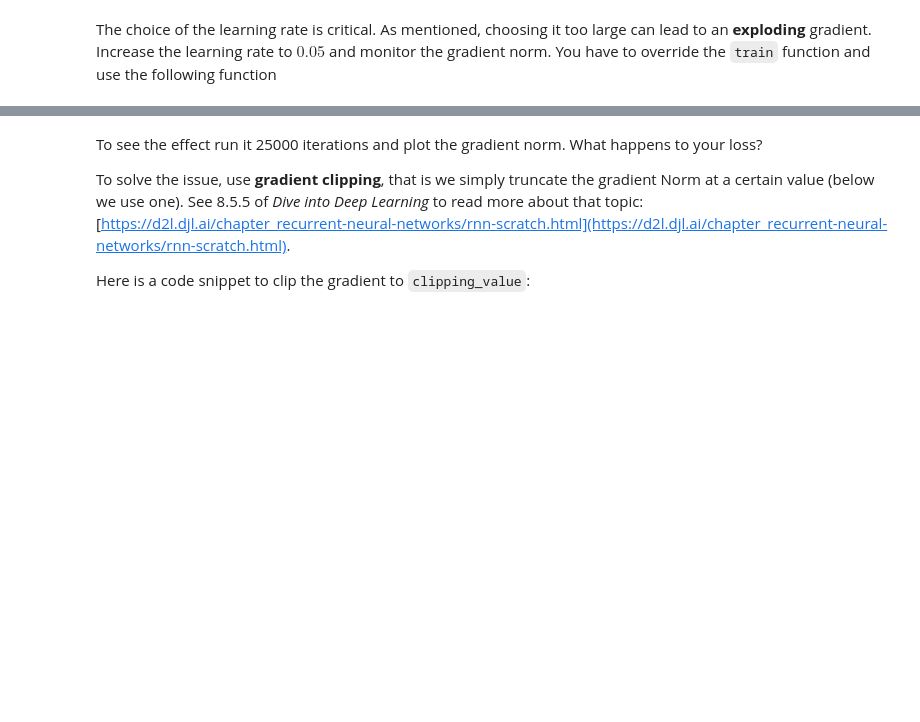
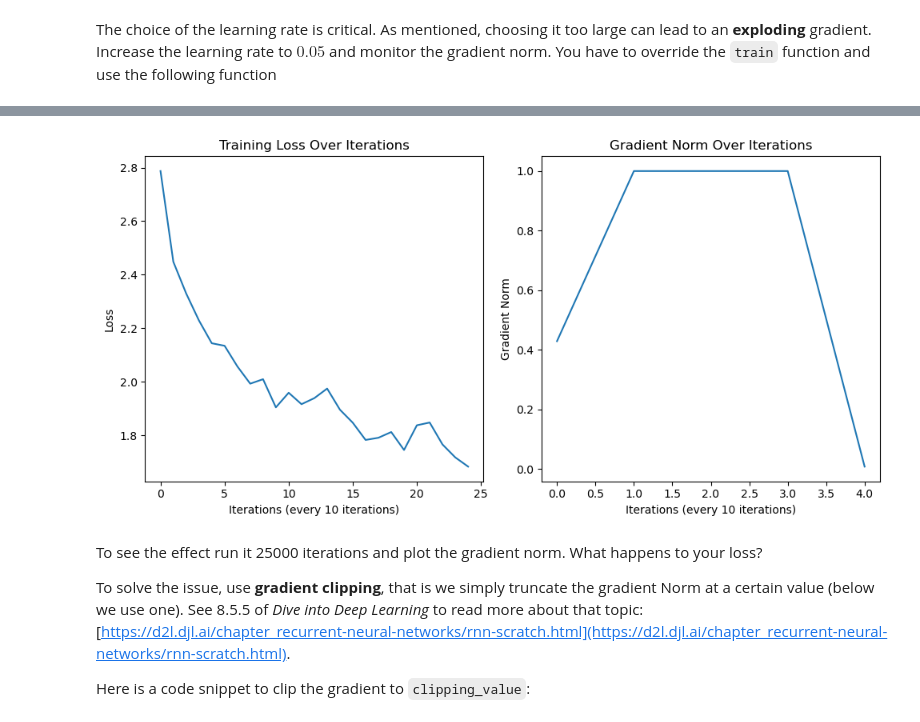
Before and after one commit to rumexcrisp/aim-adm, a Jupyter notebook: 08_aufgaben_rnn.ipynb, the cells around one changed output, grey strips where cells are left out. Cells and saved outputs as stored; diff of their text form; code cells hidden in the pictures; blank space fills up the shorter version.

```diff
--- a/08_aufgaben_rnn.ipynb
+++ b/08_aufgaben_rnn.ipynb
@@ -320,6 +321,6 @@ plt.show()
 # %% [markdown]
 You may want to load the rnn.
 # %%
-rnn = torch.load('08_char-rnn-classification.pt')
+rnn = torch.load('data/08_data/08_char-rnn-classification.pt')
 # %% [markdown]
 To see how well the network performs on different categories, we will create a confusion matrix, indicating for every actual language (rows) which language the network guesses (columns). To calculate the confusion matrix a bunch of samples are run through the network with evaluate(), which is the same as train() minus the backprop.
@@ -420,0 +449,15 @@ def compute_gradient_norm(parameters, norm_type=2):
+# %%
+import time
+import math
+
+n_iters = 25000
+print_every = 5000
+plot_every = 1000
+
+# Keep track of losses for plotting
+def timeSince(since):
+    now = time.time()
+    s = now - since
+    m = math.floor(s / 60)
+    s -= m * 60
+    return '%dm %ds' % (m, s)
@@ -421,3 +502,25 @@ def compute_gradient_norm(parameters, norm_type=2):
+# %%
+# Plot both training loss and gradient norms
+plt.figure(figsize=(10, 5))
+
+# Plot training loss
+plt.subplot(1, 2, 1)
+plt.plot(all_losses)
+plt.ylabel("Loss")
+plt.xlabel("Iterations (every 10 iterations)")
+plt.title("Training Loss Over Iterations")
+
+# Plot gradient norms
+plt.subplot(1, 2, 2)
+plt.plot(all_gradient_norms)
+plt.ylabel("Gradient Norm")
+plt.xlabel("Iterations (every 10 iterations)")
+plt.title("Gradient Norm Over Iterations")
+
+plt.tight_layout()
+plt.show()
+# %% [output]
+[figure, added]
 # %% [markdown]
 To see the effect run it 25000 iterations and plot the gradient norm. What happens to your loss?
 
```
Also changed, not shown: parts of 14 cells of this notebook, 3 other files.
